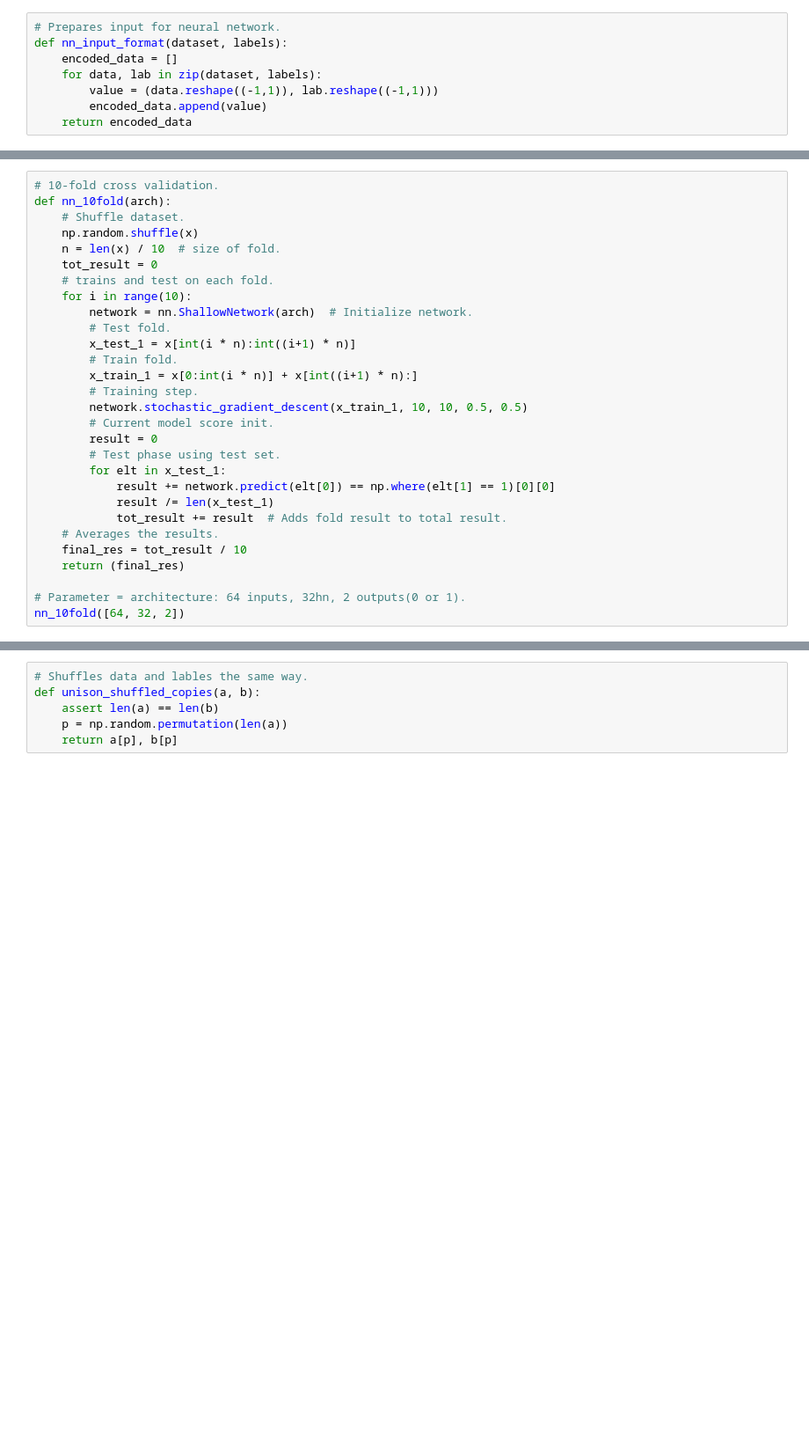
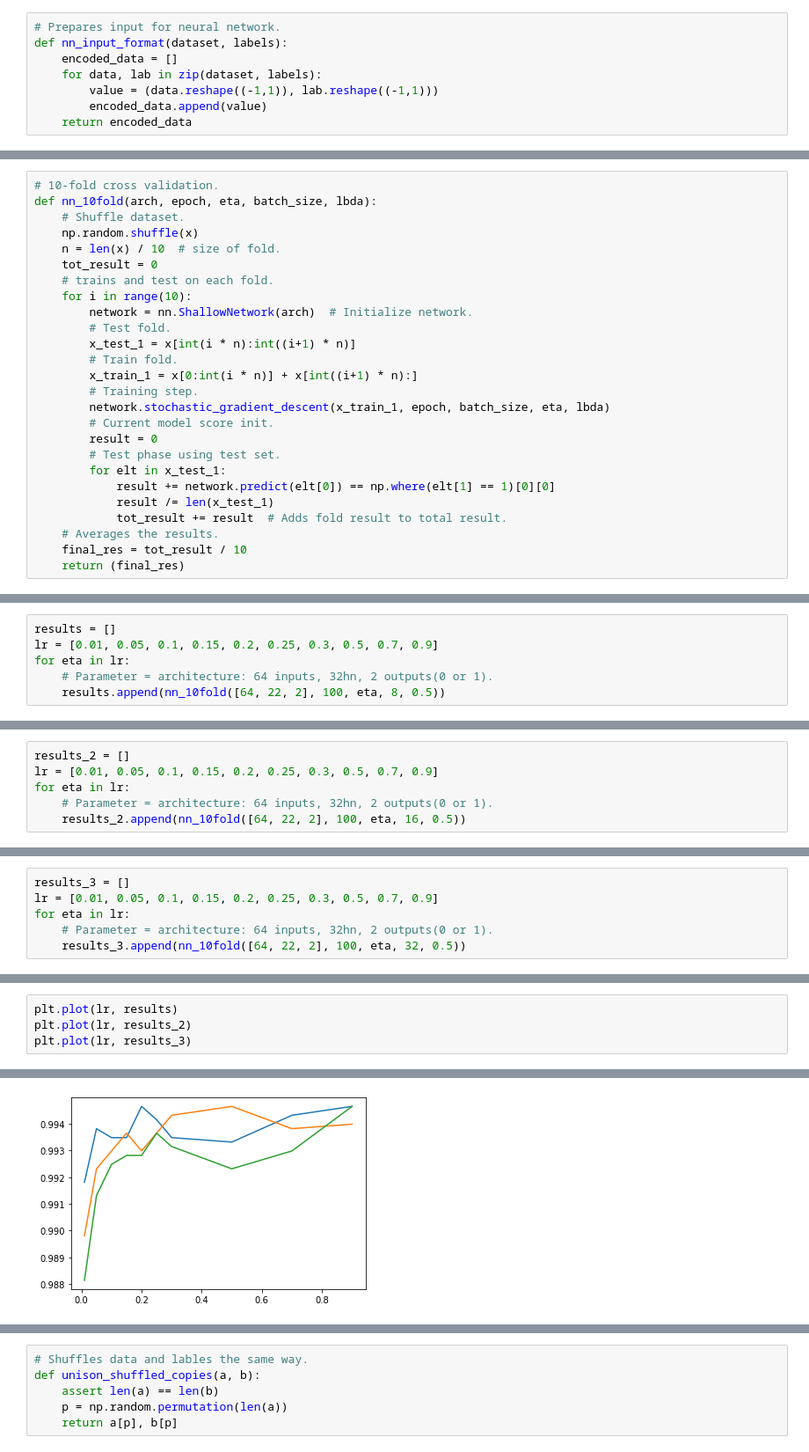
Before and after one commit to ancnudde/Artificial_intelligence, a Jupyter notebook: nn_dt_training.ipynb, the cells around one changed output, grey strips where cells are left out. Shown at 88% size. Drawn from its saved outputs; the diff is of its cells as text; blank space fills up the shorter version.

```diff
--- a/nn_dt_training.ipynb
+++ b/nn_dt_training.ipynb
@@ -66,6 +94,6 @@ len(x)
 # %%
 # 10-fold cross validation.
-def nn_10fold(arch):
+def nn_10fold(arch, epoch, eta, batch_size, lbda):
     # Shuffle dataset.
     np.random.shuffle(x)
     n = len(x) / 10  # size of fold.
@@ -78,7 +106,7 @@ def nn_10fold(arch):
         # Train fold.
         x_train_1 = x[0:int(i * n)] + x[int((i+1) * n):]
         # Training step.
-        network.stochastic_gradient_descent(x_train_1, 10, 10, 0.5, 0.5)
+        network.stochastic_gradient_descent(x_train_1, epoch, batch_size, eta, lbda)
         # Current model score init.
         result = 0
         # Test phase using test set.
@@ -89,6 +117,3 @@ def nn_10fold(arch):
     # Averages the results.
     final_res = tot_result / 10
     return (final_res)
-
-# Parameter = architecture: 64 inputs, 32hn, 2 outputs(0 or 1).
-nn_10fold([64, 32, 2])
@@ -96,0 +128,6 @@ nn_10fold([64, 32, 2])
+# %%
+results = []
+lr = [0.01, 0.05, 0.1, 0.15, 0.2, 0.25, 0.3, 0.5, 0.7, 0.9]
+for eta in lr:
+    # Parameter = architecture: 64 inputs, 32hn, 2 outputs(0 or 1).
+    results.append(nn_10fold([64, 22, 2], 100, eta, 8, 0.5))
@@ -96,0 +147,6 @@ nn_10fold([64, 32, 2])
+# %%
+results_2 = []
+lr = [0.01, 0.05, 0.1, 0.15, 0.2, 0.25, 0.3, 0.5, 0.7, 0.9]
+for eta in lr:
+    # Parameter = architecture: 64 inputs, 32hn, 2 outputs(0 or 1).
+    results_2.append(nn_10fold([64, 22, 2], 100, eta, 16, 0.5))
@@ -96,0 +166,6 @@ nn_10fold([64, 32, 2])
+# %%
+results_3 = []
+lr = [0.01, 0.05, 0.1, 0.15, 0.2, 0.25, 0.3, 0.5, 0.7, 0.9]
+for eta in lr:
+    # Parameter = architecture: 64 inputs, 32hn, 2 outputs(0 or 1).
+    results_3.append(nn_10fold([64, 22, 2], 100, eta, 32, 0.5))
@@ -96,0 +185,5 @@ nn_10fold([64, 32, 2])
+# %%
+plt.plot(lr, results)
+plt.plot(lr, results_2)
+plt.plot(lr, results_3)
+# %% [output]
@@ -96,0 +191 @@ nn_10fold([64, 32, 2])
+[figure, added]
```
Also changed, not shown: parts of 50 cells of this notebook.
